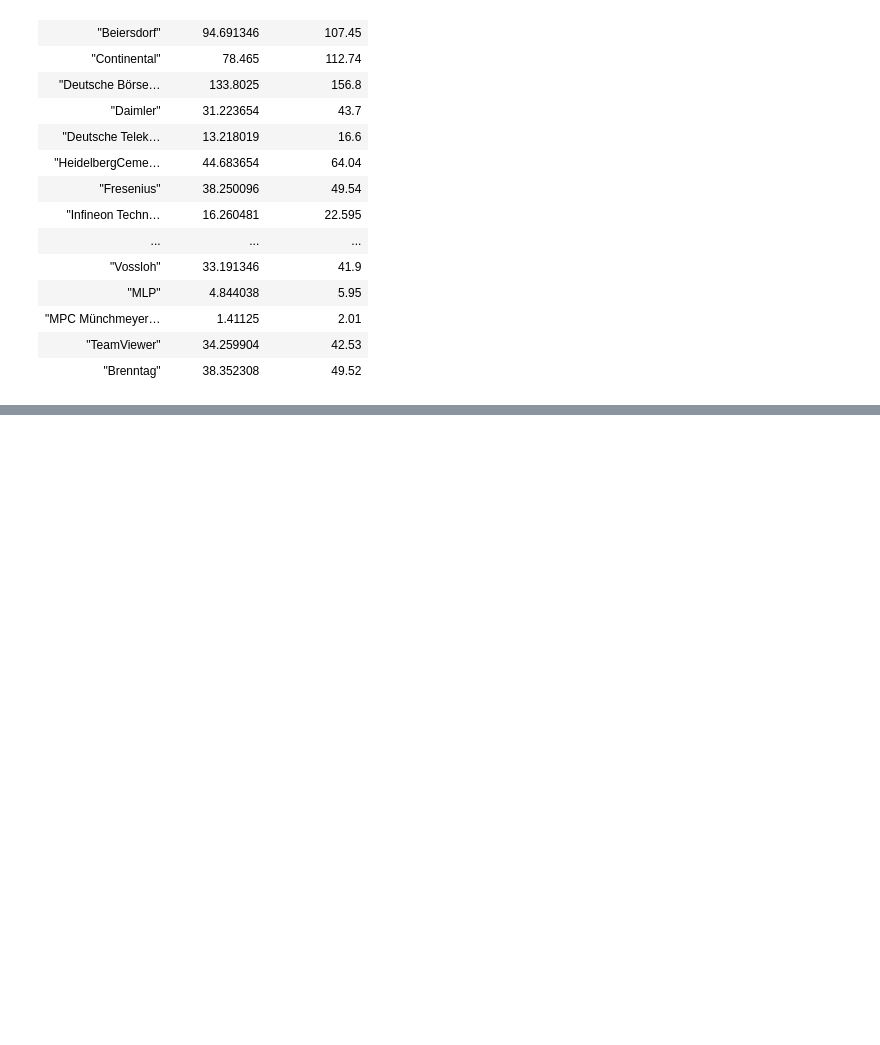
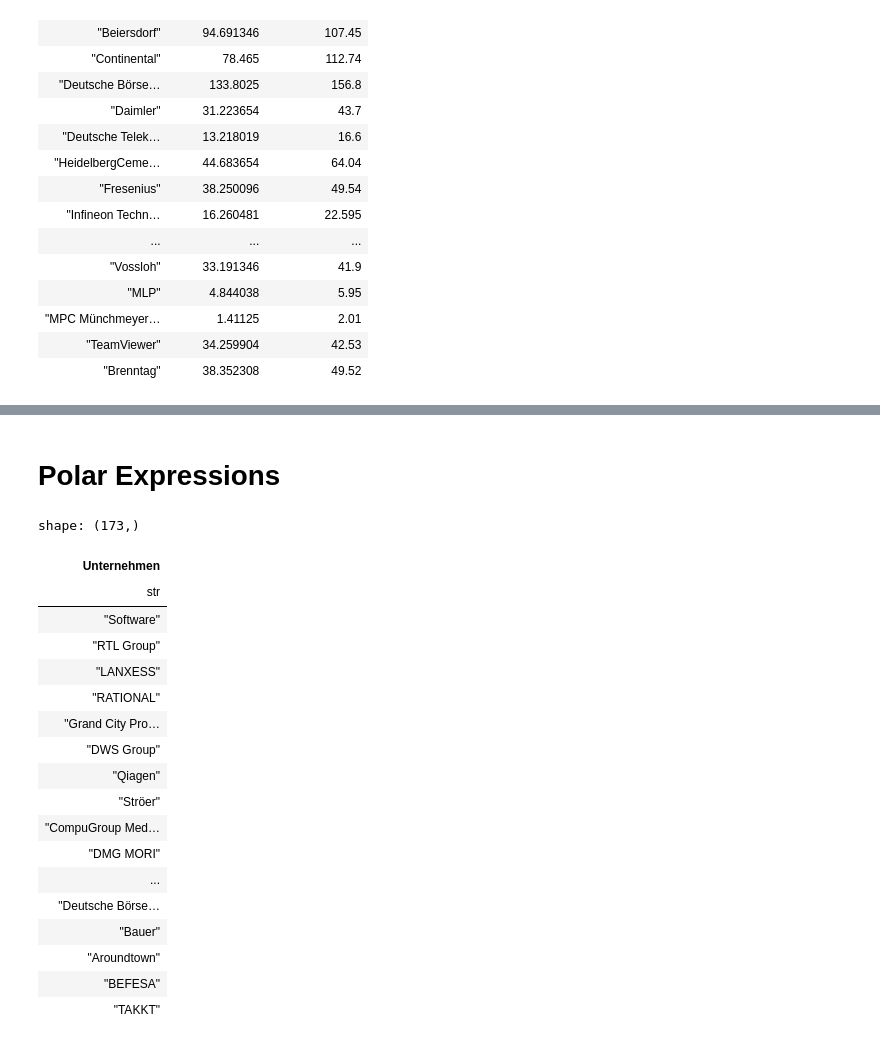
Before and after one commit to aerfort23/Python-Frameworks, a Jupyter notebook: Polars_demo.ipynb, the cells around one changed output, grey strips where cells are left out. Drawn from its saved outputs; the diff is of its cells as text; code cells hidden in the pictures; blank space fills up the shorter version.

```diff
--- a/Polars_demo.ipynb
+++ b/Polars_demo.ipynb
@@ -319,0 +368,24 @@ shape: (173, 3)
+# %% [markdown]
+# Polar Expressions
+# %%
+stock['Unternehmen'].unique()
+# %% [output]
+shape: (173,)
+| Unternehmen |
+| str |
+| "Software" |
+| "RTL Group" |
+| "LANXESS" |
+| "RATIONAL" |
+| "Grand City Pro… |
+| "DWS Group" |
+| "Qiagen" |
+| "Ströer" |
+| "CompuGroup Med… |
+| "DMG MORI" |
+| ... |
+| "Deutsche Börse… |
+| "Bauer" |
+| "Aroundtown" |
+| "BEFESA" |
+| "TAKKT" |
```
Also changed, not shown: parts of 13 cells of this notebook.
